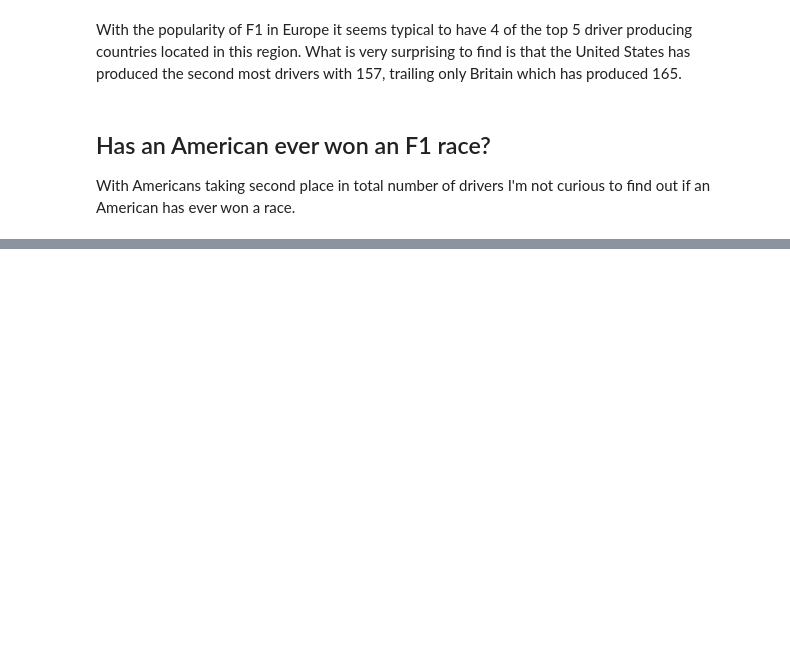
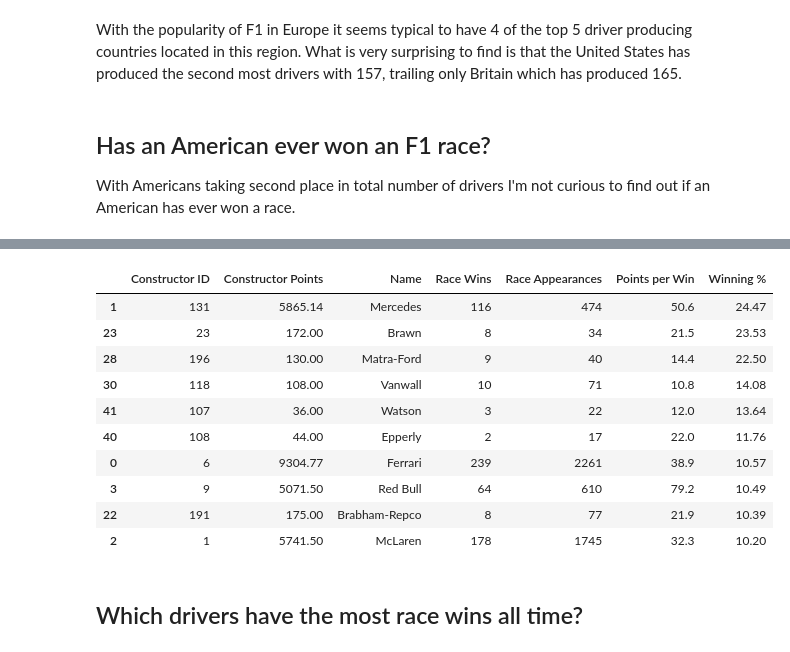
Before and after one commit to jabsneve/F1_mini_project, a Jupyter notebook: Formula 1/Formula_1.ipynb, the cells around one changed output, grey strips where cells are left out. Saved outputs shown, nothing was run; the diff lists cells and outputs as text; code cells hidden in the pictures; blank space fills up the shorter version.

```diff
--- a/Formula 1/Formula_1.ipynb
+++ b/Formula 1/Formula_1.ipynb
@@ -178,0 +259,16 @@ Who are the most successful drivers?
+# %%
+con_alldata.sort_values(by='Winning %', ascending=False).head(10)
+# %% [output]
+|  | Constructor ID | Constructor Points | Name | Race Wins | Race Appearances | Points per Win | Winning % |
+| 1 | 131 | 5865.14 | Mercedes | 116 | 474 | 50.6 | 24.47 |
+| 23 | 23 | 172.00 | Brawn | 8 | 34 | 21.5 | 23.53 |
+| 28 | 196 | 130.00 | Matra-Ford | 9 | 40 | 14.4 | 22.50 |
+| 30 | 118 | 108.00 | Vanwall | 10 | 71 | 10.8 | 14.08 |
+| 41 | 107 | 36.00 | Watson | 3 | 22 | 12.0 | 13.64 |
+| 40 | 108 | 44.00 | Epperly | 2 | 17 | 22.0 | 11.76 |
+| 0 | 6 | 9304.77 | Ferrari | 239 | 2261 | 38.9 | 10.57 |
+| 3 | 9 | 5071.50 | Red Bull | 64 | 610 | 79.2 | 10.49 |
+| 22 | 191 | 175.00 | Brabham-Repco | 8 | 77 | 21.9 | 10.39 |
+| 2 | 1 | 5741.50 | McLaren | 178 | 1745 | 32.3 | 10.20 |
+# %% [markdown]
+## Which drivers have the most race wins all time?
```
Also changed, not shown: parts of 47 cells of this notebook.
